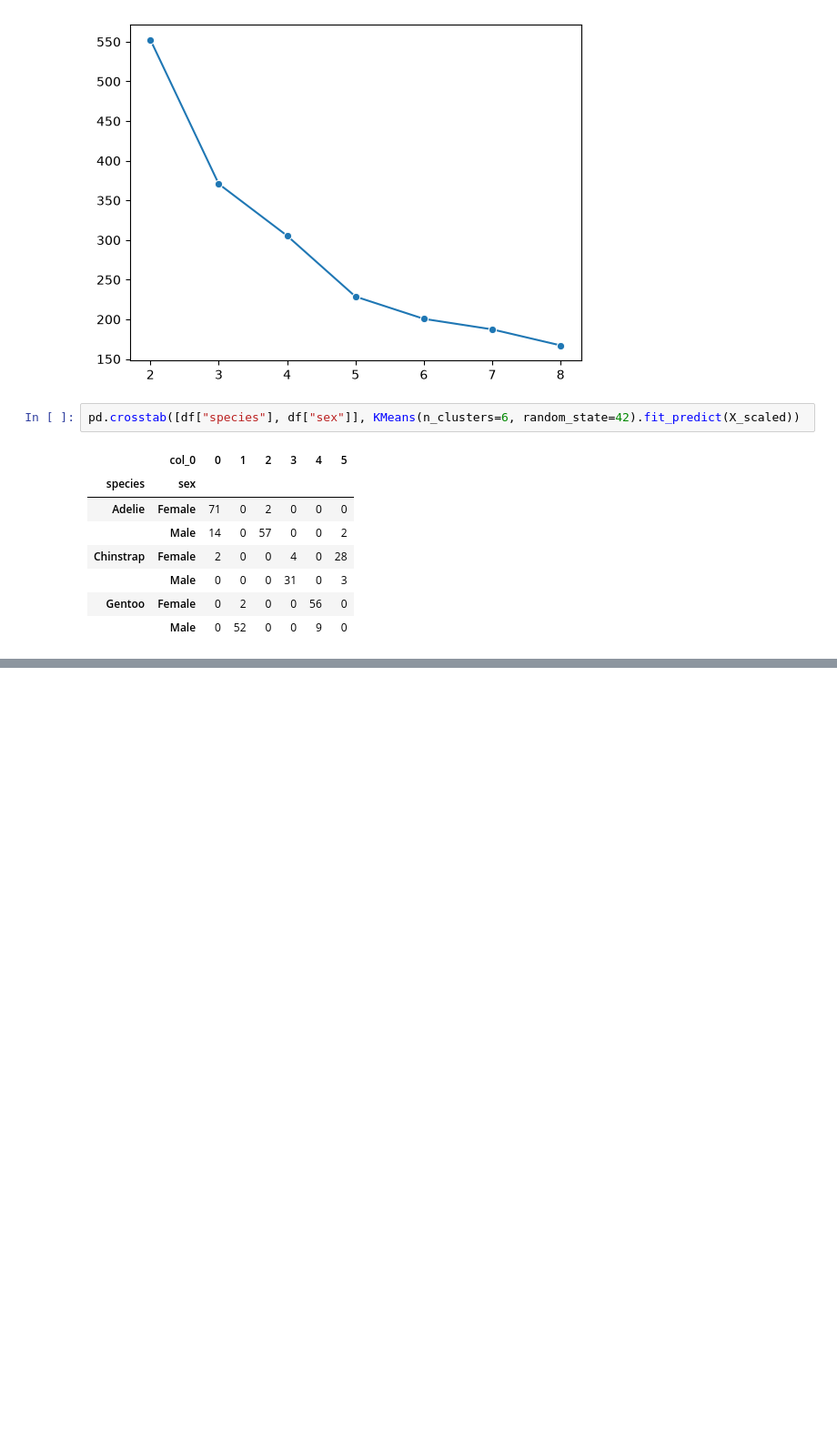
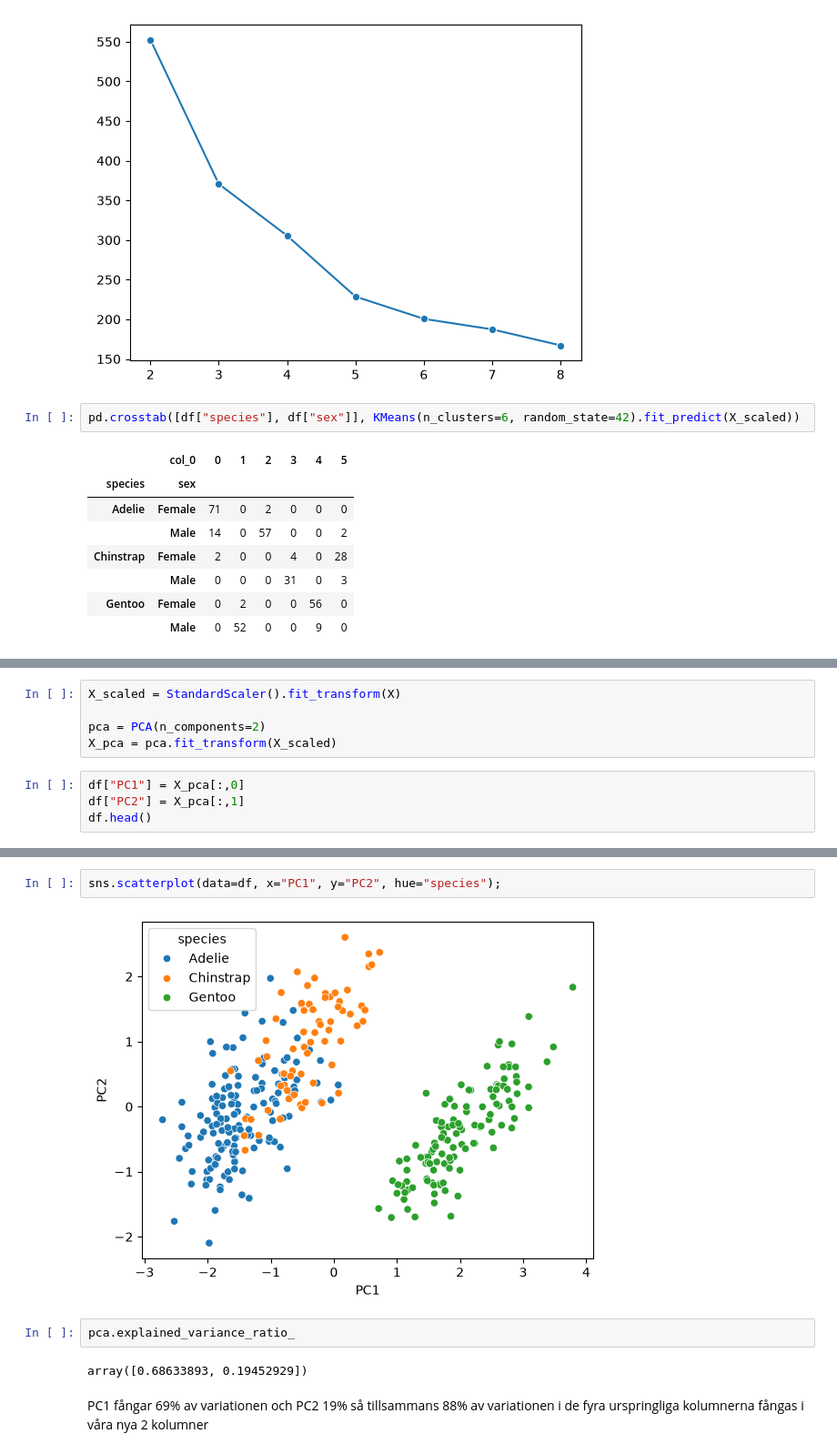
Before and after one commit to davidsvson/MU25_ML_clustering, a Jupyter notebook: clustering.ipynb, the cells around one changed output, grey strips where cells are left out. Shown at 91% size. Cells and saved outputs as stored; diff of their text form; blank space fills up the shorter version.

```diff
--- a/clustering.ipynb
+++ b/clustering.ipynb
@@ -115,0 +137,9 @@ pd.crosstab([df["species"], df["sex"]], KMeans(n_clusters=6, random_state=42).fi
+# %%
+X_scaled = StandardScaler().fit_transform(X)
+
+pca = PCA(n_components=2)
+X_pca = pca.fit_transform(X_scaled)
+# %%
+df["PC1"] = X_pca[:,0]
+df["PC2"] = X_pca[:,1]
+df.head()
@@ -115,0 +153,10 @@ pd.crosstab([df["species"], df["sex"]], KMeans(n_clusters=6, random_state=42).fi
+# %%
+sns.scatterplot(data=df, x="PC1", y="PC2", hue="species");
+# %% [output]
+[figure, added]
+# %%
+pca.explained_variance_ratio_
+# %% [output]
+array([0.68633893, 0.19452929])
+# %% [markdown]
+PC1 fångar 69% av variationen och PC2 19% så tillsammans 88% av variationen i de fyra urspringliga kolumnerna fångas i våra nya 2 kolumner
```
Also changed, not shown: parts of 8 cells of this notebook.
